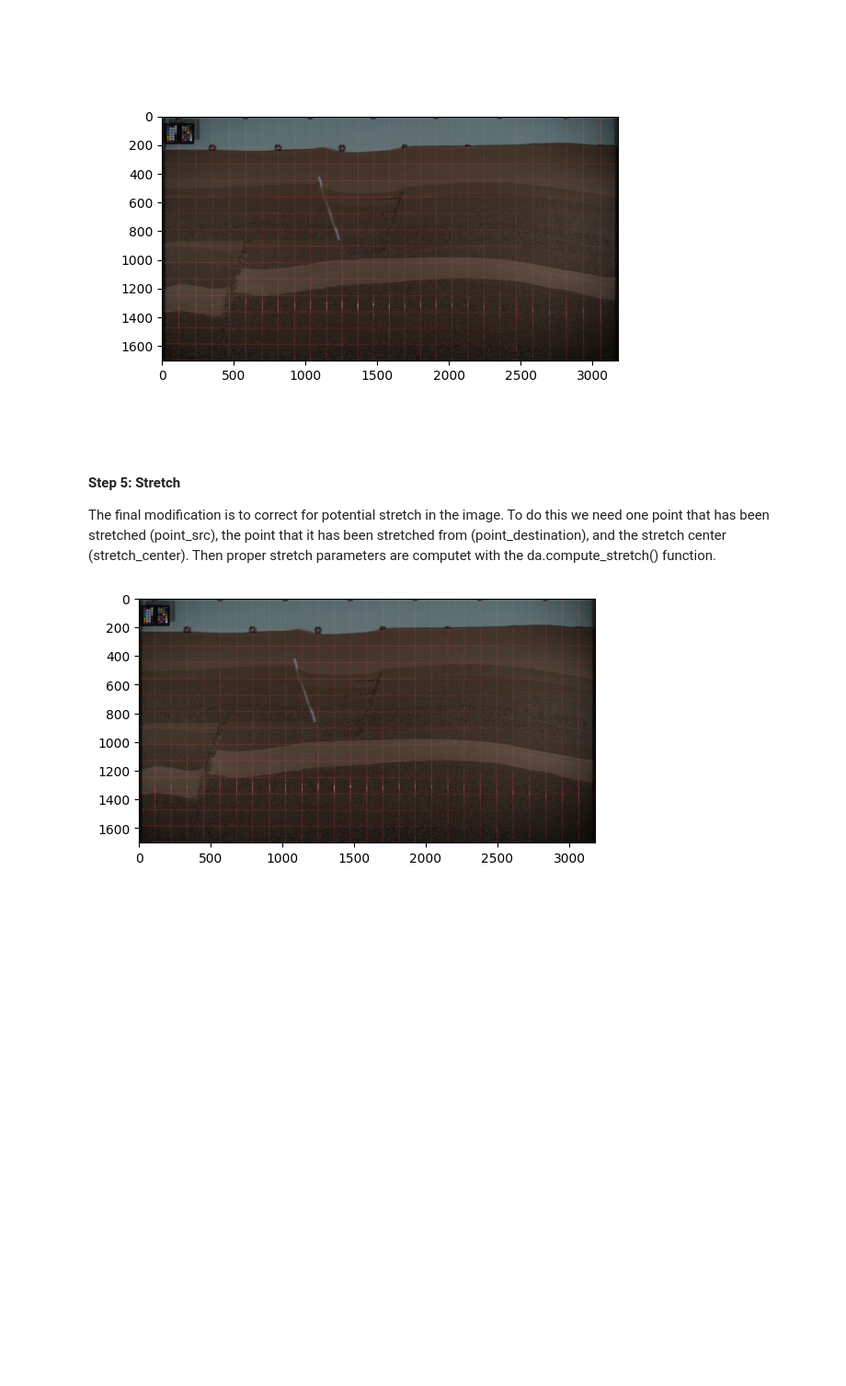
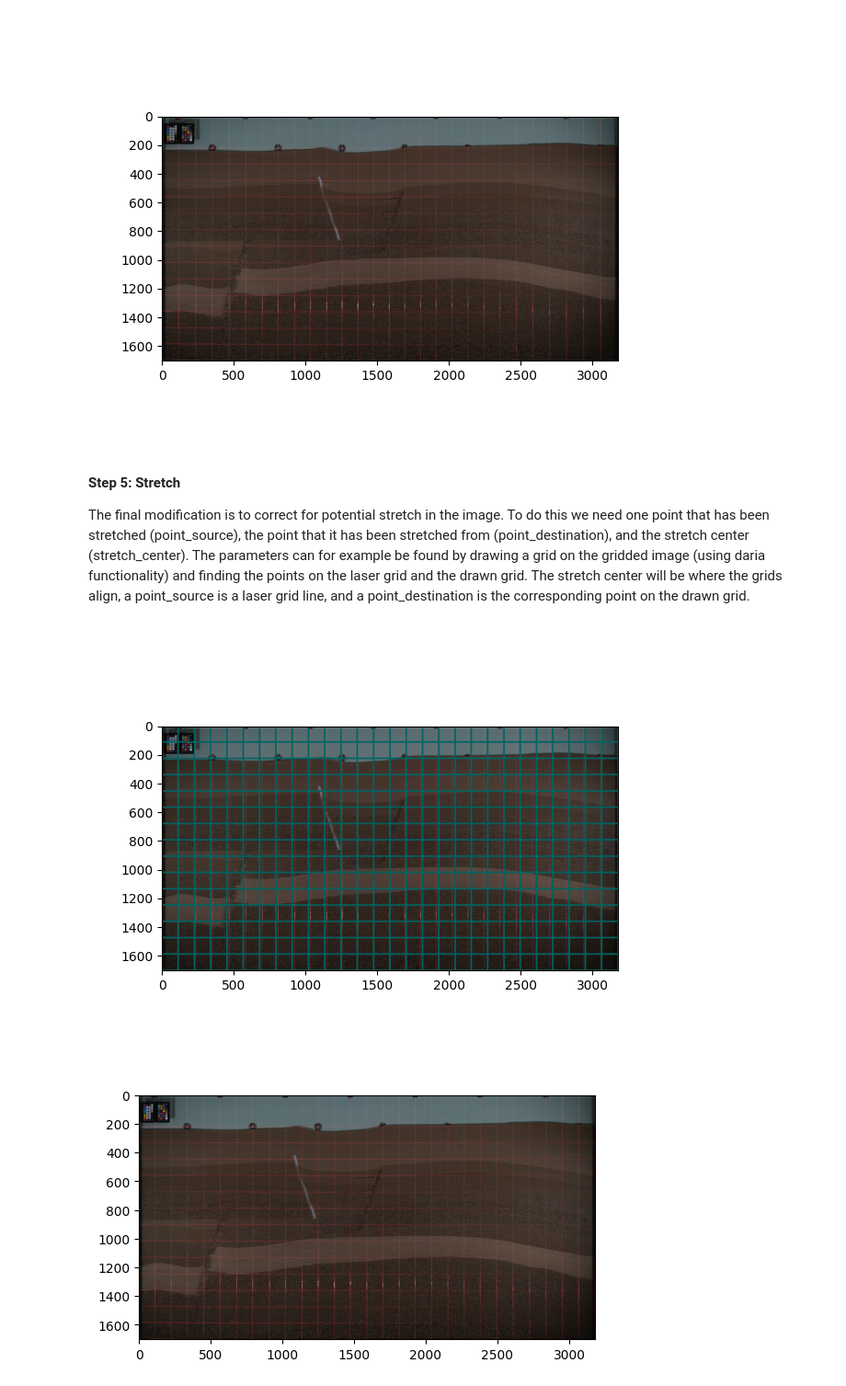
Before and after one commit to pmgbergen/DarSIA, a Jupyter notebook: examples/notebooks/curvature_correction_walkthrough.ipynb, the cells around one changed output. Shown at 92% size. Saved outputs shown, nothing was run; the diff lists cells and outputs as text; code cells hidden in the pictures; blank space fills up the shorter version.

```diff
--- a/examples/notebooks/curvature_correction_walkthrough.ipynb
+++ b/examples/notebooks/curvature_correction_walkthrough.ipynb
@@ -65,7 +65,16 @@ curv_correction.show_current()
 # %% [markdown]
 **Step 5: Stretch**
 
-The final modification is to correct for potential stretch in the image. To do this we need one point that has been stretched (point_src), the point that it has been stretched from (point_destination), and the stretch center (stretch_center). Then proper stretch parameters are computet with the da.compute_stretch() function.
+The final modification is to correct for potential stretch in the image. To do this we need one point that has been stretched (point_source), the point that it has been stretched from (point_destination), and the stretch center (stretch_center). The parameters can for example be found by drawing a grid on the gridded image (using daria functionality) and finding the points on the laser grid and the drawn grid. The stretch center will be where the grids align, a point_source is a laser grid line, and a point_destination is the corresponding point on the drawn grid.
+# %%
+gridded_image = da.Image(curv_correction.current_image, width = curv_correction.width, height = curv_correction.height)
+double_gridded_image = gridded_image.add_grid(dx = 0.1, dy = 0.1, color=(100,100, 0))
+
+#In order to make interactive windows below, the ipympl options must be toggled
+%matplotlib ipympl
+double_gridded_image.plt_show()
+# %% [output]
+[figure, added]
 # %%
 curv_correction.stretch_correction(point_source=[585,676], point_destination= [567, 676], stretch_center= [1476, 1020])
 
```
Also changed, not shown: 1 other file.
